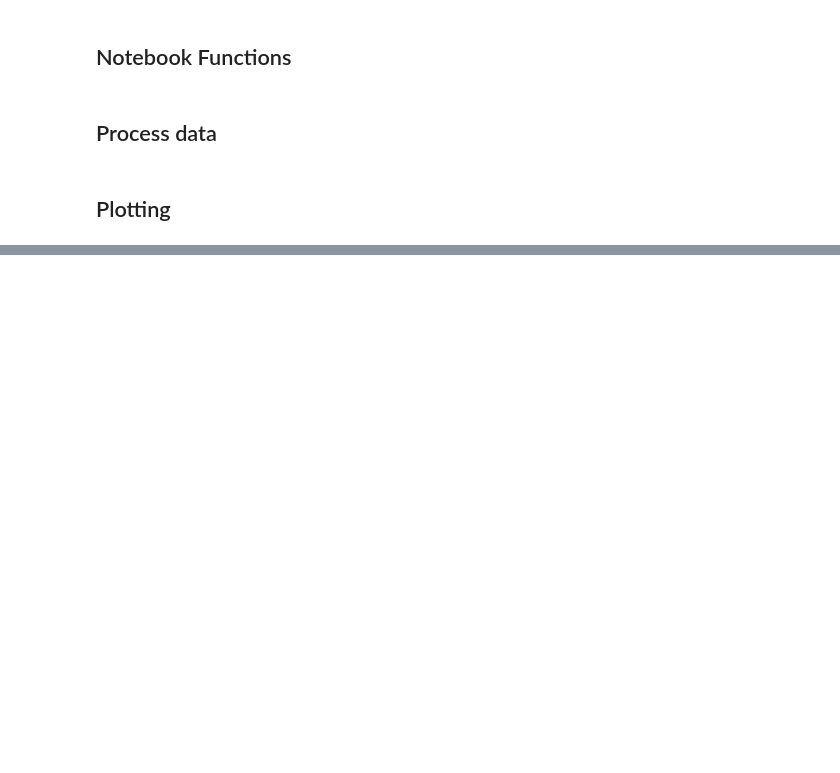
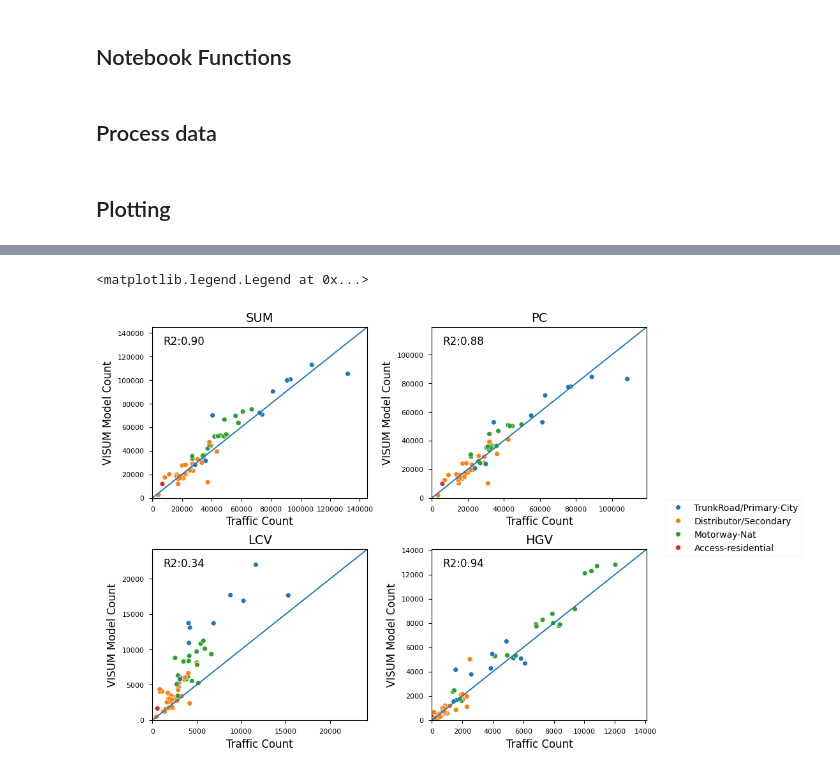
Before and after one commit to tum-esm/drive-inventory, a Jupyter notebook: notebooks/plotting and diagnostics/plot_traffic_model_validation.ipynb, the cells around one changed output, grey strips where cells are left out. Drawn from its saved outputs; the diff is of its cells as text; code cells hidden in the pictures; blank space fills up the shorter version.

```diff
--- a/notebooks/plotting and diagnostics/plot_traffic_model_validation.ipynb
+++ b/notebooks/plotting and diagnostics/plot_traffic_model_validation.ipynb
@@ -32,7 +32,7 @@ import data_paths
 # %% [markdown]
 # Import and preapre datasets
 # %%
-cnt_data_path = data_paths.COUNTING_PATH + 'counting_data_combined.parquet'
+cnt_data_path = data_paths.COMBINED_COUNTING_DATA
 cnt_data = pd.read_parquet(cnt_data_path)
 cnt_data_normweekday_2019 = cnt_data[(cnt_data['date'].between('2019-01-01', '2019-12-31')) &
                                      (cnt_data['day_type'] == 0)]
@@ -125,35 +127,38 @@ for vc in ['SUM', 'PC', 'LCV', 'HGV']:
     data_x = data[('daily_value', vc)]
     data_y = data[f'dtv_{vc}']
 
-    sns.scatterplot(ax = ax[row, col], x=data_x, y=data_y, hue=combined['Road Type'])
+    sns.scatterplot(ax = ax[row, col], x=data_x, y=data_y, hue=combined['road_type'])
     ax[row, col].axline([0,0],[1,1])
     ax[row, col].get_legend().remove()
 
     ax[row, col].set_ylabel('VISUM Model Count', fontsize = 12)
     ax[row, col].set_xlabel('Traffic Count', fontsize = 12)
     ax[row, col].set_title(f'{vc}', fontsize = 14)
 
     ax[row,col].set_xlim(0,max(pd.concat([data_x, data_y]))*1.1)
     ax[row,col].set_ylim(0,max(pd.concat([data_x, data_y]))*1.1)
 
     r2 = r2_score(data_y, data_x)
 
     text = f'R2:{r2:.2f}'
     ax[row,col].text(.05, .95, text, ha='left', va='top',
                      transform=ax[row,col].transAxes, fontsize=12)
 
     col+=1
     if col >= 2:
         col=0
         row +=1
 
 plt.subplots_adjust(wspace=0.3)
 plt.subplots_adjust(hspace=0.3)
 
 handles, labels = plt.gca().get_legend_handles_labels()
 by_label = dict(zip(labels, handles))
 fig.legend(by_label.values(), by_label.keys(), bbox_to_anchor=(1.15, 0.55), fontsize = 10)
 #fig.suptitle('VISUM Fit Statistics')
+# %% [output]
+<matplotlib.legend.Legend at 0x...>
+[figure, added]
 # %%
 fig = plt.figure(figsize=(7,3))
 
```
Also changed, not shown: parts of 2 cells of this notebook, 1 other file.
